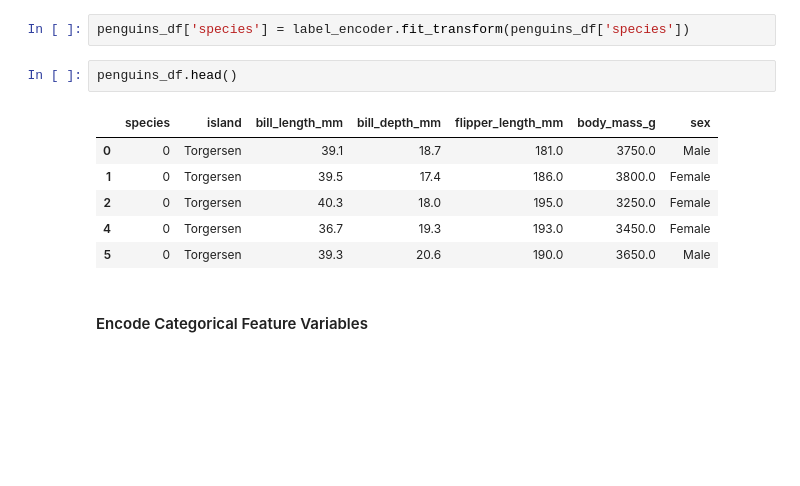
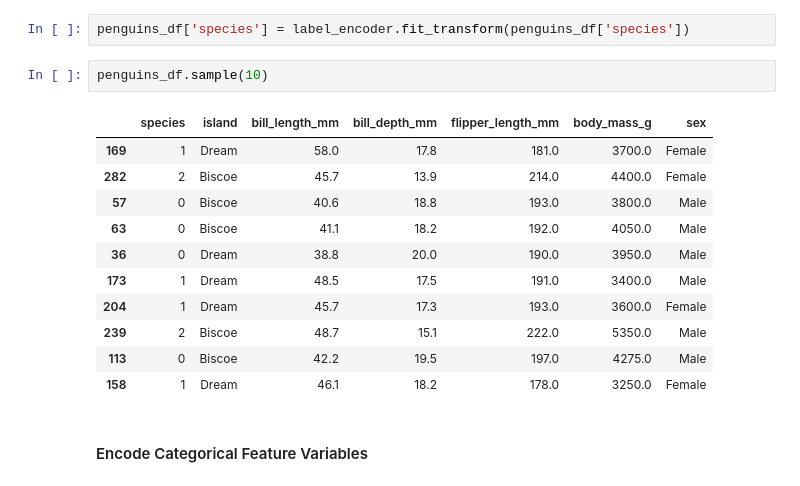
Before and after one commit to JohnMcKechnieGC/supervised-and-unsupervised-ml, a Jupyter notebook: classifying-penguins.ipynb, the cells around one changed output. Saved outputs shown, nothing was run; the diff lists cells and outputs as text; blank space fills up the shorter version.

```diff
--- a/classifying-penguins.ipynb
+++ b/classifying-penguins.ipynb
@@ -127,15 +133,20 @@ encoding_df.sample(10)
 Now we'll replace the original text based penguin species label with it's numerically encoded version which will be compatible with our machine learning models.
 # %%
 penguins_df['species'] = label_encoder.fit_transform(penguins_df['species'])
-# %%
-penguins_df.head()
-# %% [output]
-|  | species | island | bill_length_mm | bill_depth_mm | flipper_length_mm | body_mass_g | sex |
-| 0 | 0 | Torgersen | 39.1 | 18.7 | 181.0 | 3750.0 | Male |
-| 1 | 0 | Torgersen | 39.5 | 17.4 | 186.0 | 3800.0 | Female |
-| 2 | 0 | Torgersen | 40.3 | 18.0 | 195.0 | 3250.0 | Female |
-| 4 | 0 | Torgersen | 36.7 | 19.3 | 193.0 | 3450.0 | Female |
-| 5 | 0 | Torgersen | 39.3 | 20.6 | 190.0 | 3650.0 | Male |
+# %%
+penguins_df.sample(10)
+# %% [output]
+|  | species | island | bill_length_mm | bill_depth_mm | flipper_length_mm | body_mass_g | sex |
+| 169 | 1 | Dream | 58.0 | 17.8 | 181.0 | 3700.0 | Female |
+| 282 | 2 | Biscoe | 45.7 | 13.9 | 214.0 | 4400.0 | Female |
+| 57 | 0 | Biscoe | 40.6 | 18.8 | 193.0 | 3800.0 | Male |
+| 63 | 0 | Biscoe | 41.1 | 18.2 | 192.0 | 4050.0 | Male |
+| 36 | 0 | Dream | 38.8 | 20.0 | 190.0 | 3950.0 | Male |
+| 173 | 1 | Dream | 48.5 | 17.5 | 191.0 | 3400.0 | Male |
+| 204 | 1 | Dream | 45.7 | 17.3 | 193.0 | 3600.0 | Female |
+| 239 | 2 | Biscoe | 48.7 | 15.1 | 222.0 | 5350.0 | Male |
+| 113 | 0 | Biscoe | 42.2 | 19.5 | 197.0 | 4275.0 | Male |
+| 158 | 1 | Dream | 46.1 | 18.2 | 178.0 | 3250.0 | Female |
 # %% [markdown]
 #### Encode Categorical Feature Variables
 # %% [markdown]
```
Also changed, not shown: parts of 18 cells of this notebook.
